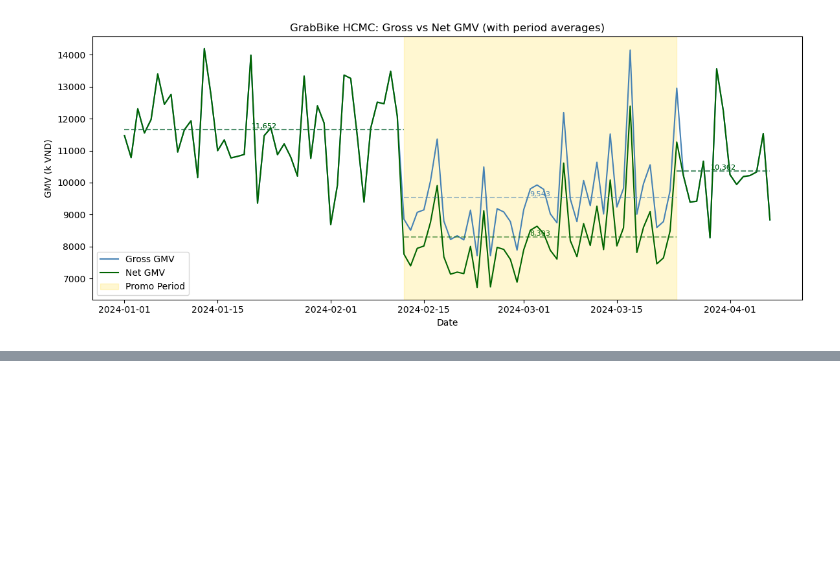
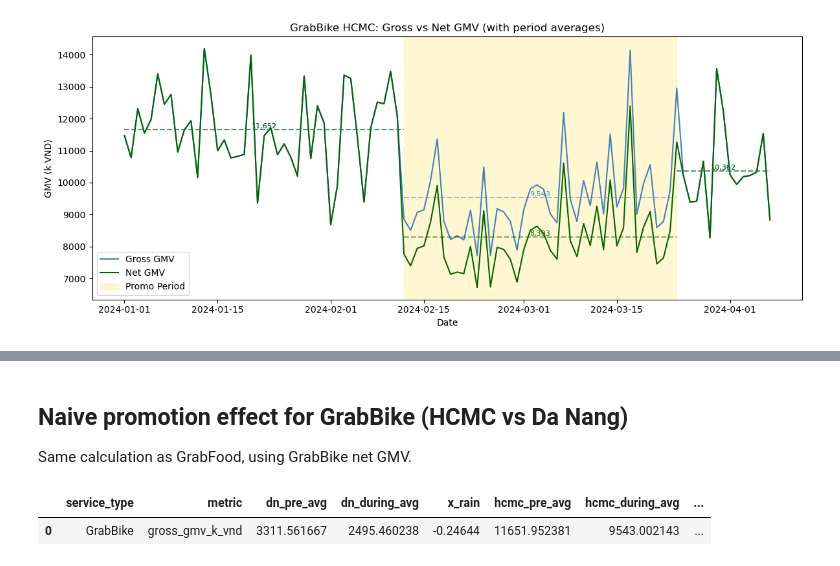
Before and after one commit to tonyvu1289/grab-assignment, a Jupyter notebook: basic_eda.ipynb, the cells around one changed output, grey strips where cells are left out. Cells and saved outputs as stored; diff of their text form; code cells hidden in the pictures; blank space fills up the shorter version.

```diff
--- a/basic_eda.ipynb
+++ b/basic_eda.ipynb
@@ -636,0 +701,64 @@ plt.show()
+# %% [markdown]
+## Naive promotion effect for GrabBike (HCMC vs Da Nang)
+
+Same calculation as GrabFood, using GrabBike net GMV.
+# %%
+# Naive promo effect for GrabBike using Da Nang as rain proxy
+promo_start = pd.Timestamp('2024-02-12')
+promo_end = pd.Timestamp('2024-03-24')
+
+service = 'GrabBike'
+cities = ['Da Nang', 'Ho Chi Minh City']
+
+gb_daily = (
+    daily_gmv_summary
+    .loc[daily_gmv_summary['service_type'] == service]
+    .loc[daily_gmv_summary['city'].isin(cities)]
+    .copy()
+    .assign(date=lambda df: pd.to_datetime(df['date'], errors='coerce'))
+    .groupby(['date', 'city'], as_index=False)['gross_gmv_k_vnd']
+    .sum()
+    .sort_values(['city', 'date'])
+)
+
+def period_avg(df, city, start=None, end=None):
+    sub = df[df['city'] == city]
+    if start is not None:
+        sub = sub[sub['date'] >= start]
+    if end is not None:
+        sub = sub[sub['date'] <= end]
+    return sub['gross_gmv_k_vnd'].mean()
+
+# Da Nang averages to estimate rain effect
+dn_pre = period_avg(gb_daily, 'Da Nang', end=promo_start - pd.Timedelta(days=1))
+dn_during = period_avg(gb_daily, 'Da Nang', start=promo_start, end=promo_end)
+
+if dn_pre is None or pd.isna(dn_pre) or dn_pre == 0:
+    raise ValueError('Da Nang pre-promo average is missing or zero; cannot compute x_rain.')
+
+x_rain = (dn_during - dn_pre) / dn_pre
+
+# HCMC counterfactual and promo effect
+hcmc_pre = period_avg(gb_daily, 'Ho Chi Minh City', end=promo_start - pd.Timedelta(days=1))
+hcmc_during = period_avg(gb_daily, 'Ho Chi Minh City', start=promo_start, end=promo_end)
+hcmc_counterfactual = hcmc_pre * (1 + x_rain)
+promo_effect = (hcmc_during - hcmc_counterfactual) / hcmc_counterfactual
+
+result_grabbike = pd.DataFrame([
+    {
+        'service_type': service,
+        'metric': 'gross_gmv_k_vnd',
+        'dn_pre_avg': dn_pre,
+        'dn_during_avg': dn_during,
+        'x_rain': x_rain,
+        'hcmc_pre_avg': hcmc_pre,
+        'hcmc_during_avg': hcmc_during,
+        'hcmc_counterfactual': hcmc_counterfactual,
+        'promotion_effect': promo_effect,
+    }
+])
+
+result_grabbike
+# %% [output]
+|  | service_type | metric | dn_pre_avg | dn_during_avg | x_rain | hcmc_pre_avg | hcmc_during_avg | ... |
+| 0 | GrabBike | gross_gmv_k_vnd | 3311.561667 | 2495.460238 | -0.24644 | 11651.952381 | 9543.002143 | ... |
```
Also changed, not shown: parts of 6 cells of this notebook, 2 other files.
